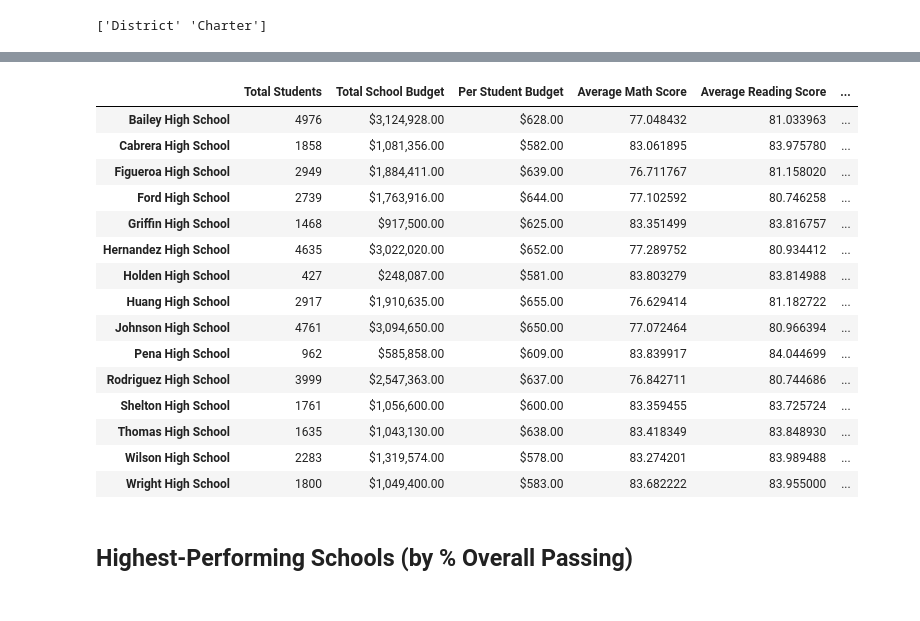
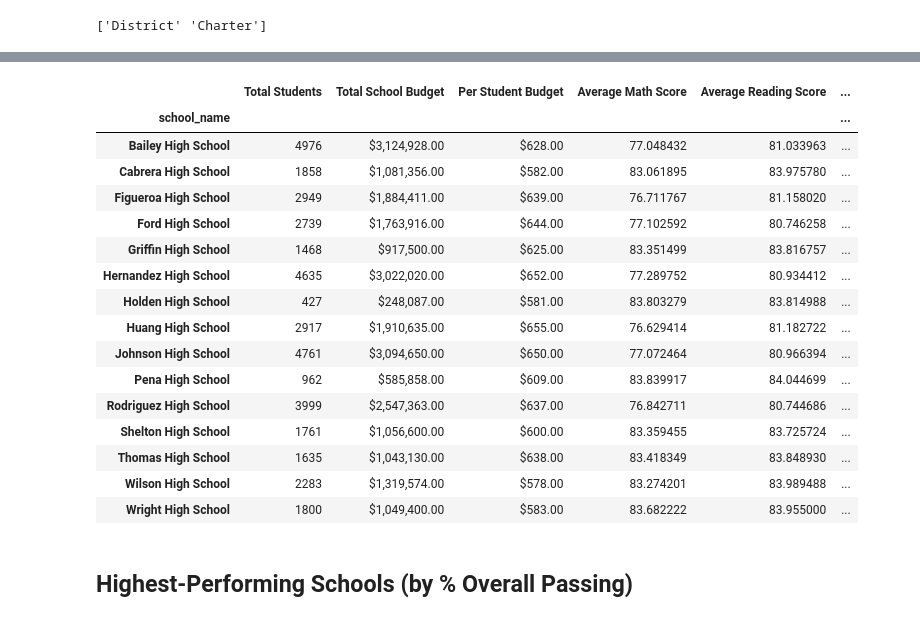
Before and after one commit to NifaCout/PandasChallenge, a Jupyter notebook: PyCitySchools_starter.ipynb, the cells around one changed output, grey strips where cells are left out. Cells and saved outputs as stored; diff of their text form; code cells hidden in the pictures.

```diff
--- a/PyCitySchools_starter.ipynb
+++ b/PyCitySchools_starter.ipynb
@@ -292,25 +306,26 @@ NameError: name 'school_students_passing_math_and_reading' is not defined
 # %%
 # Create a DataFrame called `per_school_summary` with columns for the calculations above.
 
 per_school_summary = pd.DataFrame({
     "Total Students": per_school_counts,
     "Total School Budget": per_school_budget,
     "Per Student Budget": per_school_capita,
     "Average Math Score": per_school_math,
     "Average Reading Score": per_school_reading,
     "% Passing Math": per_school_passing_math,
     "% Passing Reading": per_school_passing_reading,
-    "% Overall Passing Rate": overall_passing_rate
+    "% Overall Passing": overall_passing_rate
 })
 
 # Formatting
 per_school_summary["Total School Budget"] = per_school_summary["Total School Budget"].map("${:,.2f}".format)
 per_school_summary["Per Student Budget"] = per_school_summary["Per Student Budget"].map("${:,.2f}".format)
 
 # Display the DataFrame
 per_school_summary
 # %% [output]
 |  | Total Students | Total School Budget | Per Student Budget | Average Math Score | Average Reading Score | ... |
+| school_name |  |  |  |  |  | ... |
 | Bailey High School | 4976 | $3,124,928.00 | $628.00 | 77.048432 | 81.033963 | ... |
 | Cabrera High School | 1858 | $1,081,356.00 | $582.00 | 83.061895 | 83.975780 | ... |
 | Figueroa High School | 2949 | $1,884,411.00 | $639.00 | 76.711767 | 81.158020 | ... |
```
Also changed, not shown: parts of 16 cells of this notebook.
